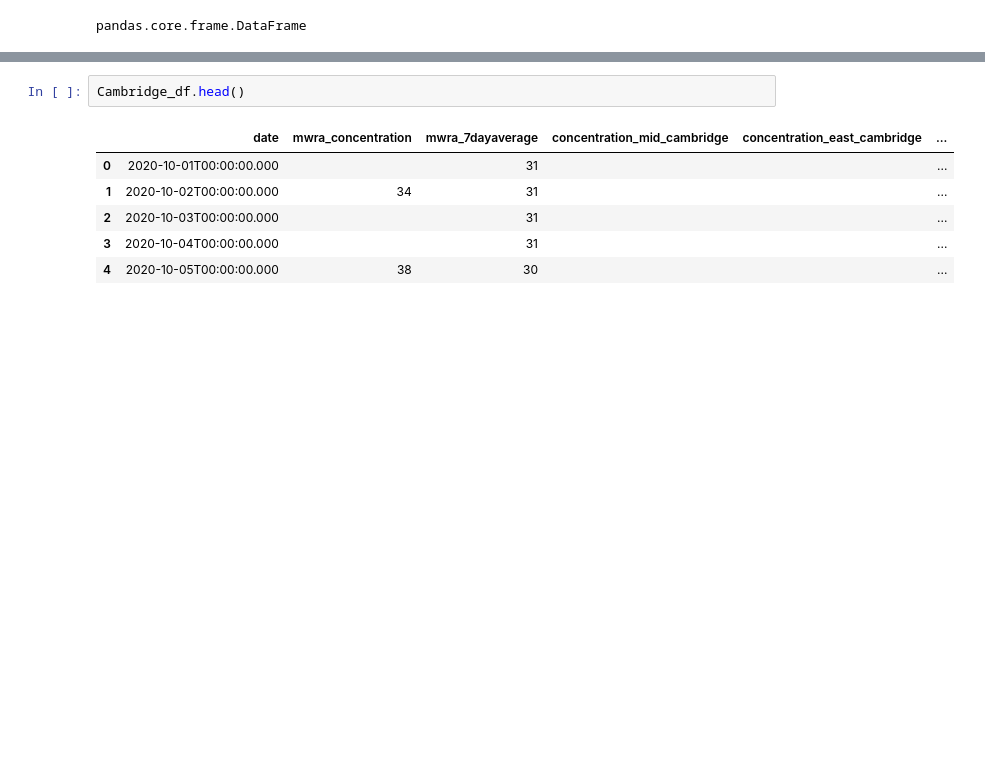
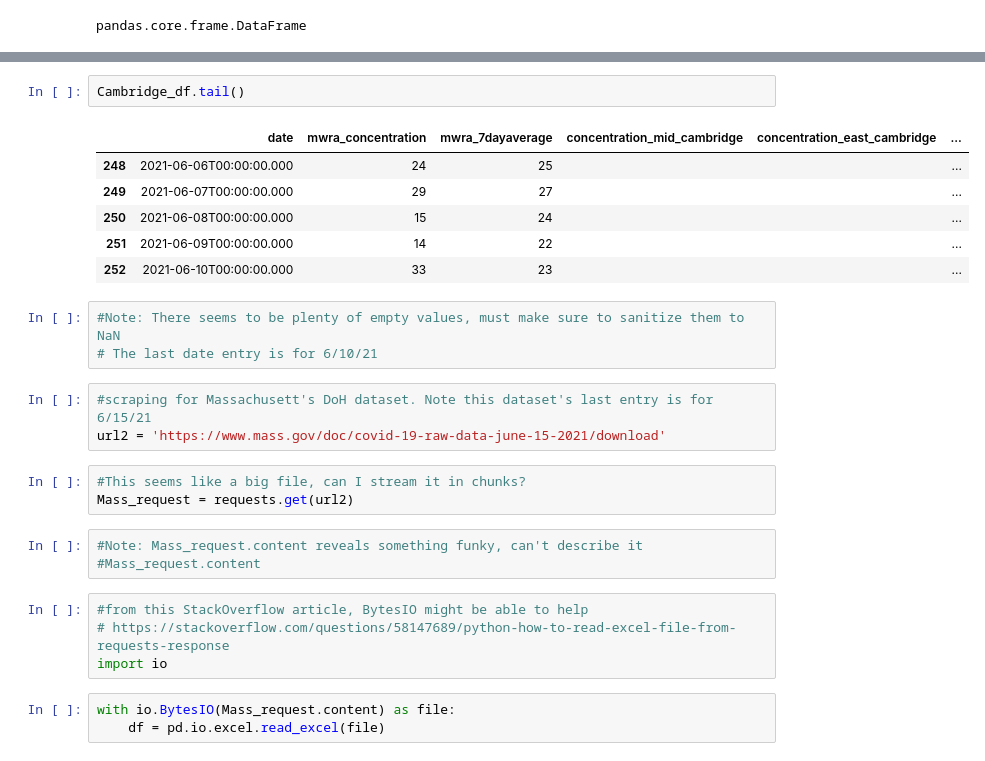
Before and after one commit to NSamermit/Springboard, a Jupyter notebook: Unit 7/7.6 Data Wrangling.ipynb, the cells around one changed output, grey strips where cells are left out. Drawn from its saved outputs; the diff is of its cells as text; blank space fills up the shorter version.

Commit message:
Tried scrapping second database, having trouble accessing the dataset.

```diff
--- a/Unit 7/7.6 Data Wrangling.ipynb
+++ b/Unit 7/7.6 Data Wrangling.ipynb
@@ -112,9 +114,28 @@ A refresher on confidence interval limits - https://bit.ly/3vtuI7h
 # %%
-Cambridge_df.head()
+Cambridge_df.tail()
 # %% [output]
 |  | date | mwra_concentration | mwra_7dayaverage | concentration_mid_cambridge | concentration_east_cambridge | ... |
-| 0 | 2020-10-01T00:00:00.000 |  | 31 |  |  | ... |
-| 1 | 2020-10-02T00:00:00.000 | 34 | 31 |  |  | ... |
-| 2 | 2020-10-03T00:00:00.000 |  | 31 |  |  | ... |
-| 3 | 2020-10-04T00:00:00.000 |  | 31 |  |  | ... |
-| 4 | 2020-10-05T00:00:00.000 | 38 | 30 |  |  | ... |
+| 248 | 2021-06-06T00:00:00.000 | 24 | 25 |  |  | ... |
+| 249 | 2021-06-07T00:00:00.000 | 29 | 27 |  |  | ... |
+| 250 | 2021-06-08T00:00:00.000 | 15 | 24 |  |  | ... |
+| 251 | 2021-06-09T00:00:00.000 | 14 | 22 |  |  | ... |
+| 252 | 2021-06-10T00:00:00.000 | 33 | 23 |  |  | ... |
+# %%
+#Note: There seems to be plenty of empty values, must make sure to sanitize them to NaN
+# The last date entry is for 6/10/21
+# %%
+#scraping for Massachusett's DoH dataset. Note this dataset's last entry is for 6/15/21
+url2 = 'https://www.mass.gov/doc/covid-19-raw-data-june-15-2021/download'
+# %%
+#This seems like a big file, can I stream it in chunks?
+Mass_request = requests.get(url2)
+# %%
+#Note: Mass_request.content reveals something funky, can't describe it
+#Mass_request.content
+# %%
+#from this StackOverflow article, BytesIO might be able to help
+# https://stackoverflow.com/questions/58147689/python-how-to-read-excel-file-from-requests-response
+import io
+# %%
+with io.BytesIO(Mass_request.content) as file:
+    df = pd.io.excel.read_excel(file)
```
Also changed, not shown: parts of 10 cells of this notebook.
